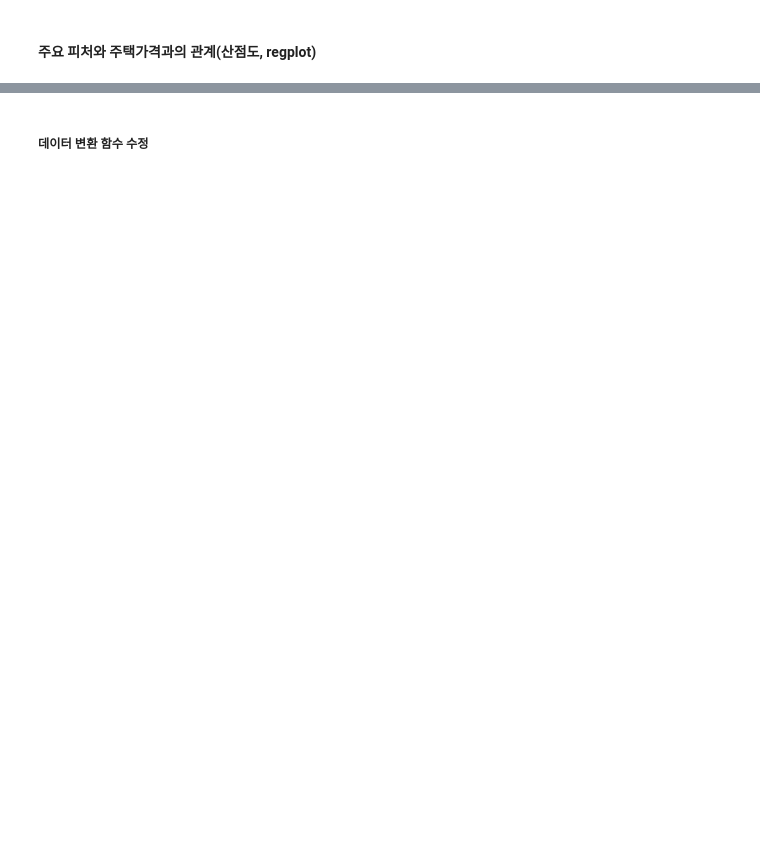
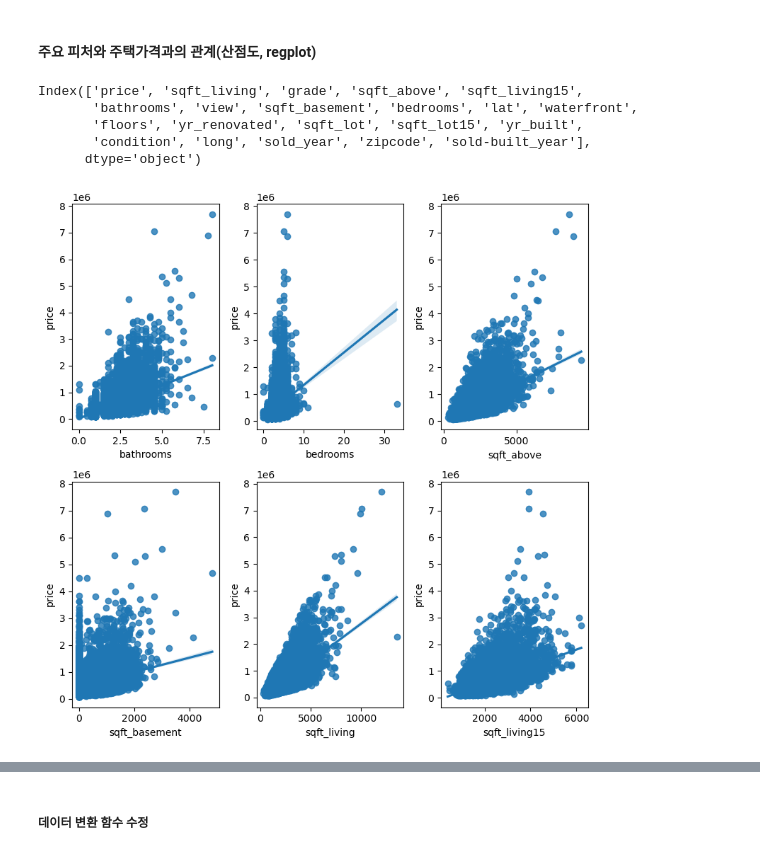
Before and after one commit to rlfgus0821/-HTML-, a Jupyter notebook: 12_machine learning/머신러닝_11_회귀분석4_실습_LinearRegression이용.ipynb, the cells around one changed output, grey strips where cells are left out. Drawn from its saved outputs; the diff is of its cells as text; code cells hidden in the pictures; blank space fills up the shorter version.

```diff
--- a/12_machine learning/머신러닝_11_회귀분석4_실습_LinearRegression이용.ipynb
+++ b/12_machine learning/머신러닝_11_회귀분석4_실습_LinearRegression이용.ipynb
@@ -25,0 +116,20 @@ warnings.filterwarnings('ignore')
+# %%
+house_df_stats = house_df.describe()
+
+# 왜도
+skews = []
+# 첨도
+kurtosis = []
+# 결측치
+null = []
+
+for col in house_df_stats.columns:
+    skews.append(house_df[col].skew())
+    kurtosis.append(house_df[col].kurtosis())
+    null.append(house_df[col].isna().sum())
+
+house_df_stats.loc['skewness'] = skews
+house_df_stats.loc['kurtosis'] = kurtosis
+house_df_stats.loc['n_null'] = null
+
+house_df_stats
@@ -30,5 +163,36 @@ warnings.filterwarnings('ignore')
+# %%
+from scipy import stats
+
+coef_list = []
+p_list = []
+for col in house_df.columns:
+    coef, p = stats.pearsonr(house_df.price, house_df[col])
+    coef_list.append(np.round(coef, 4))
+    p_list.append(p)
+
+house_df_corr = pd.DataFrame({'pearsonr': coef_list, 'p_value': p_list},
+             index=house_df.columns).sort_values('pearsonr', ascending=False)
 # %% [markdown]
 #### 주요 피처와 주택가격과의 관계(산점도, regplot)
+# %%
+house_df_corr.index
+# %% [output]
+Index(['price', 'sqft_living', 'grade', 'sqft_above', 'sqft_living15',
+       'bathrooms', 'view', 'sqft_basement', 'bedrooms', 'lat', 'waterfront',
+       'floors', 'yr_renovated', 'sqft_lot', 'sqft_lot15', 'yr_built',
+       'condition', 'long', 'sold_year', 'zipcode', 'sold-built_year'],
+      dtype='object')
+# %%
+fig, ax = plt.subplots(figsize=(8,8), nrows=2, ncols=3)
+ftr_names = house_df_corr.index[:9].difference(['price','grade','view'])
+
+for i, ftr in enumerate(ftr_names):
+    row, col = i//3, i%3
+    sns.regplot(data=house_df, x=ftr, y='price', ax=ax[row][col])
+plt.tight_layout()
+plt.show()
+# %% [output]
+[figure, added]
 # %% [markdown]
 #### 주택가격 예측에 영향이 작은 변수 삭제
 
```
Also changed, not shown: parts of 57 cells of this notebook, 1 other file.
